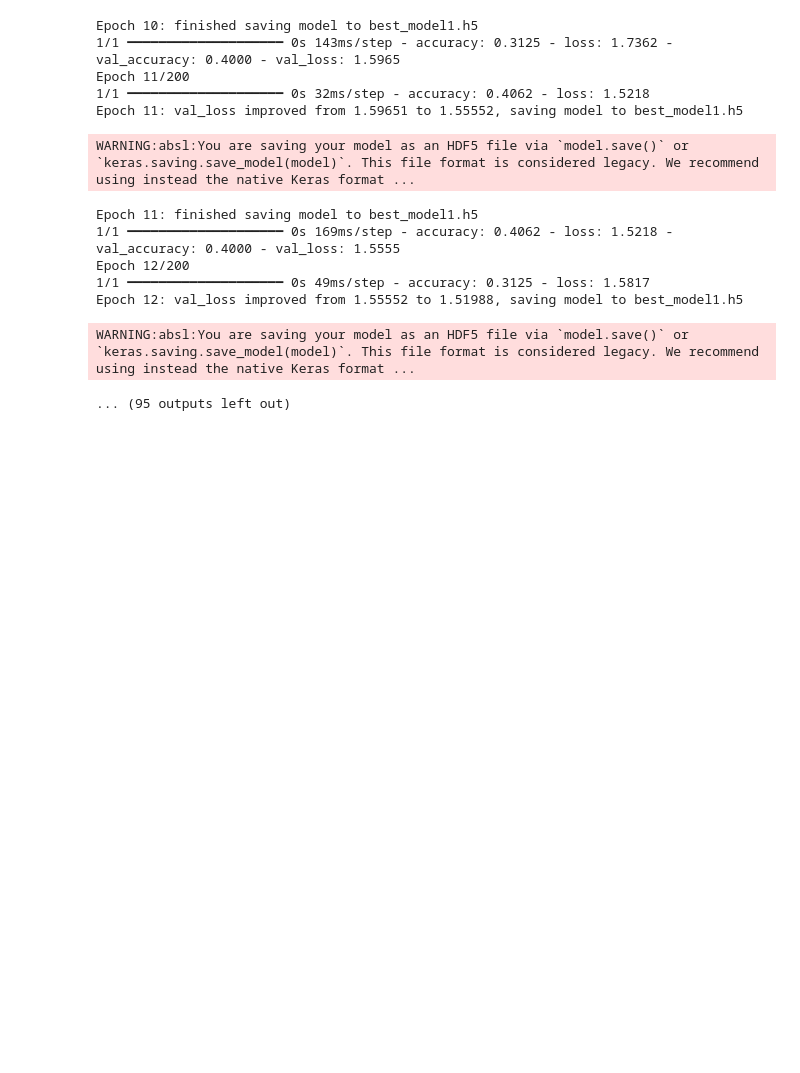
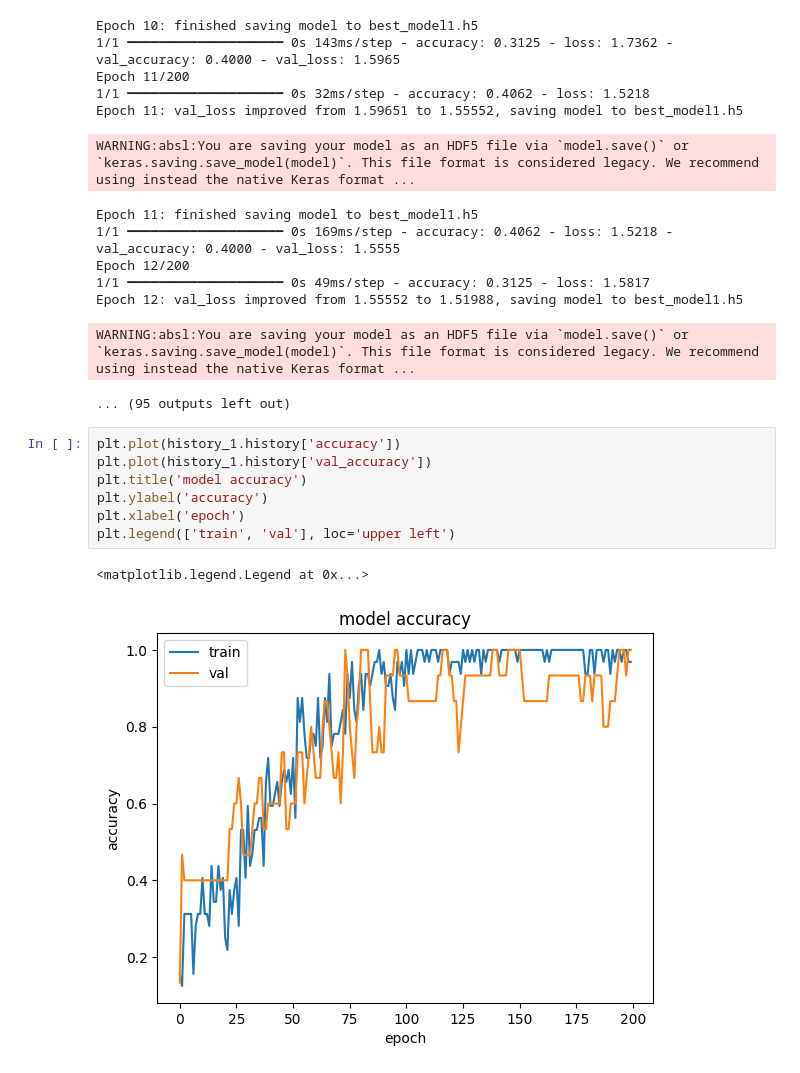
Before and after one commit to andreasZel/AIDL_A02_PROJECT_ZELIOS_ANDREAS, a Jupyter notebook: project_aidlA02_zelios_andreas_0142.ipynb, the cells around one changed output. Cells and saved outputs as stored; diff of their text form; blank space fills up the shorter version.

Commit message:
added diagrams for loss and accuracy

```diff
--- a/project_aidlA02_zelios_andreas_0142.ipynb
+++ b/project_aidlA02_zelios_andreas_0142.ipynb
@@ -160,3 +160,13 @@ Epoch 12/200
 Epoch 12: val_loss improved from 1.55552 to 1.51988, saving model to best_model1.h5
 WARNING:absl:You are saving your model as an HDF5 file via `model.save()` or `keras.saving.save_model(model)`. This file format is considered legacy. We recommend using instead the native Keras format ...
 ... (95 outputs left out)
+# %%
+plt.plot(history_1.history['accuracy'])
+plt.plot(history_1.history['val_accuracy'])
+plt.title('model accuracy')
+plt.ylabel('accuracy')
+plt.xlabel('epoch')
+plt.legend(['train', 'val'], loc='upper left')
+# %% [output]
+<matplotlib.legend.Legend at 0x...>
+[figure, added]
```
Also changed, not shown: parts of 1 cell of this notebook.
